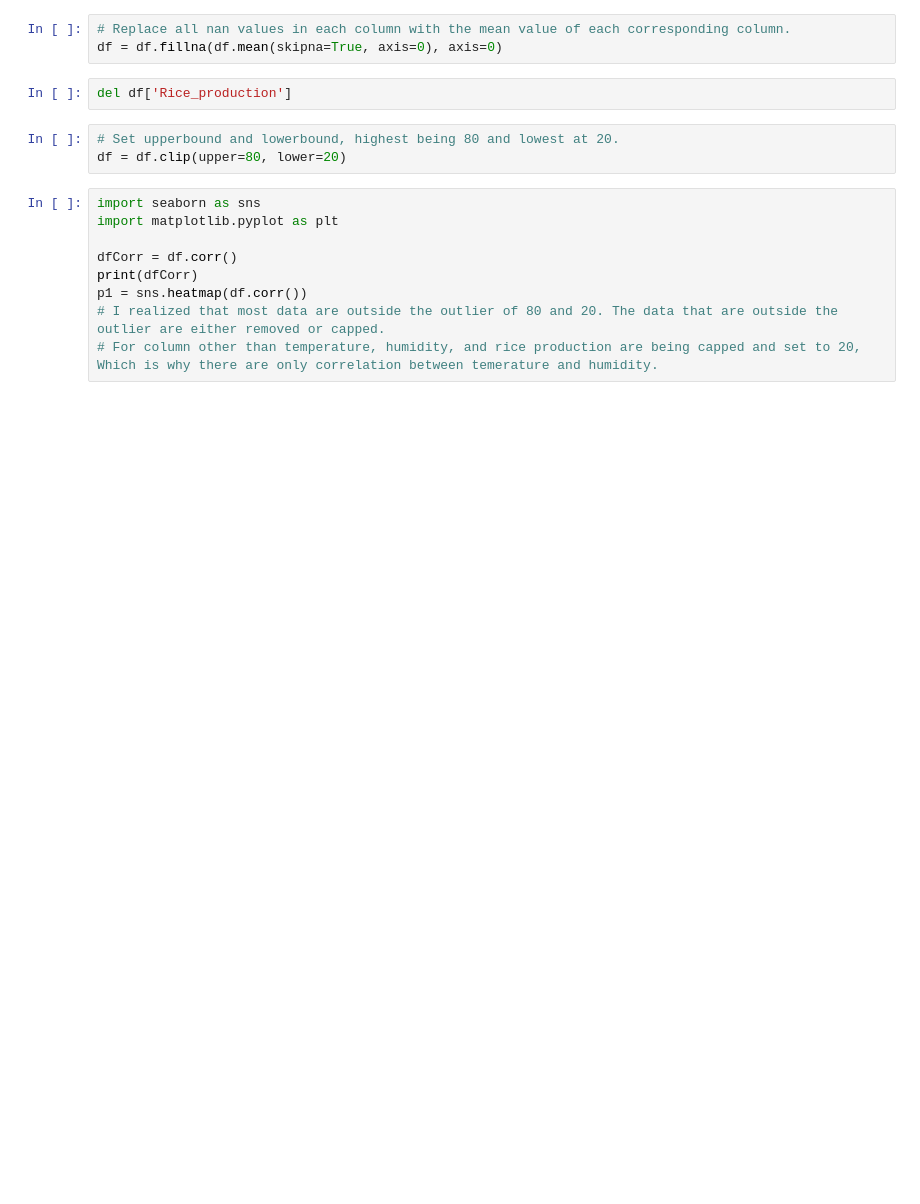
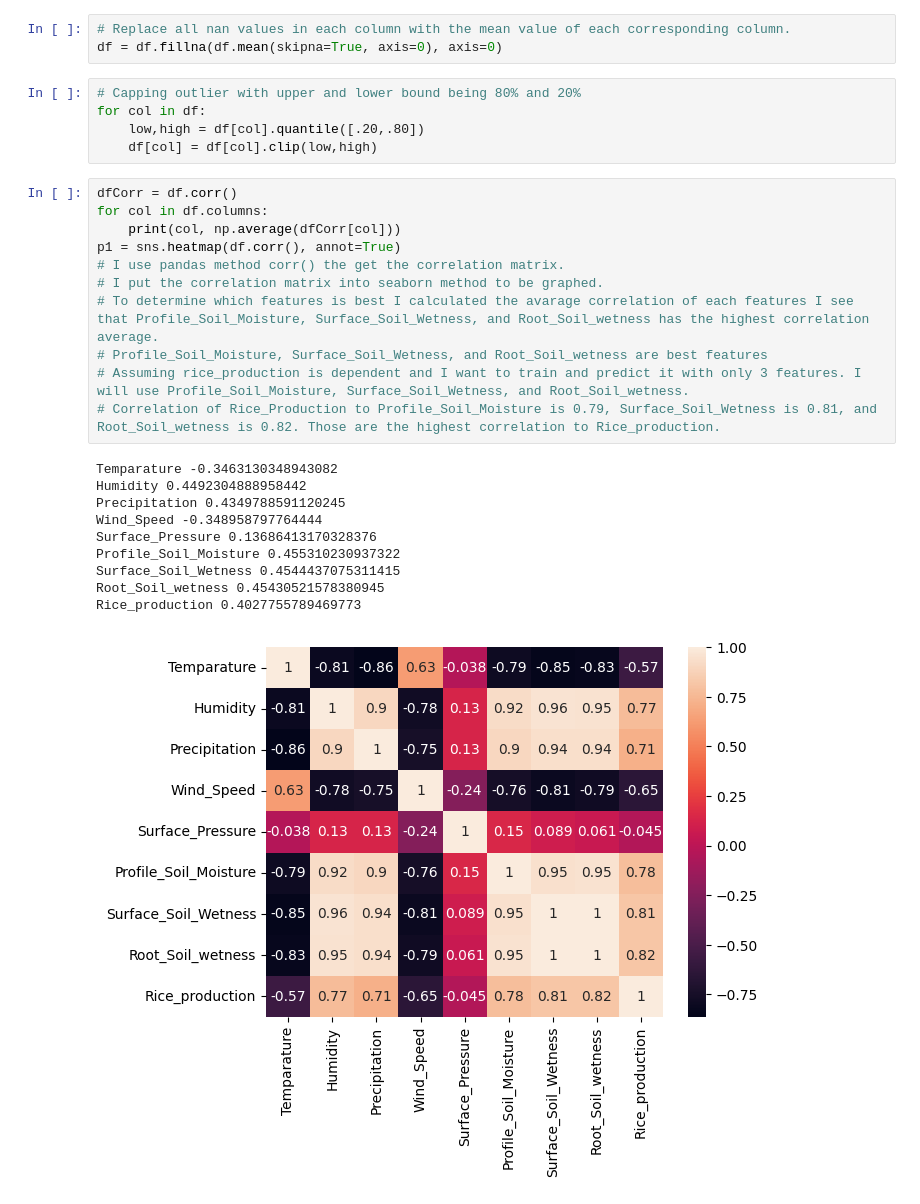
Before and after one commit to UdomP/Fall-2022, a Jupyter notebook: CIS 666 AI/Assignment_1/assignment_1_1.ipynb, the cells around one changed output. Drawn from its saved outputs; the diff is of its cells as text; blank space fills up the shorter version.

```diff
--- a/CIS 666 AI/Assignment_1/assignment_1_1.ipynb
+++ b/CIS 666 AI/Assignment_1/assignment_1_1.ipynb
@@ -6,20 +10,33 @@ df = pd.read_csv('dataset_agriculture_01.csv')
 # %%
 # Replace all nan values in each column with the mean value of each corresponding column.
 df = df.fillna(df.mean(skipna=True, axis=0), axis=0)
-# %%
-del df['Rice_production']
-# %%
-# Set upperbound and lowerbound, highest being 80 and lowest at 20.
-df = df.clip(upper=80, lower=20)
-# %%
-import seaborn as sns
-import matplotlib.pyplot as plt
-
-dfCorr = df.corr()
-print(dfCorr)
-p1 = sns.heatmap(df.corr())
-# I realized that most data are outside the outlier of 80 and 20. The data that are outside the outlier are either removed or capped.
-# For column other than temperature, humidity, and rice production are being capped and set to 20, Which is why there are only correlation between temerature and humidity.
+# %%
+# Capping outlier with upper and lower bound being 80% and 20%
+for col in df:
+    low,high = df[col].quantile([.20,.80])
+    df[col] = df[col].clip(low,high)
+# %%
+dfCorr = df.corr()
+for col in df.columns:
+    print(col, np.average(dfCorr[col]))
+p1 = sns.heatmap(df.corr(), annot=True)
+# I use pandas method corr() the get the correlation matrix.
+# I put the correlation matrix into seaborn method to be graphed.
+# To determine which features is best I calculated the avarage correlation of each features I see that Profile_Soil_Moisture, Surface_Soil_Wetness, and Root_Soil_wetness has the highest correlation average.
+# Profile_Soil_Moisture, Surface_Soil_Wetness, and Root_Soil_wetness are best features
+# Assuming rice_production is dependent and I want to train and predict it with only 3 features. I will use Profile_Soil_Moisture, Surface_Soil_Wetness, and Root_Soil_wetness.
+# Correlation of Rice_Production to Profile_Soil_Moisture is 0.79, Surface_Soil_Wetness is 0.81, and Root_Soil_wetness is 0.82. Those are the highest correlation to Rice_production.
+# %% [output]
+Temparature -0.3463130348943082
+Humidity 0.4492304888958442
+Precipitation 0.4349788591120245
+Wind_Speed -0.348958797764444
+Surface_Pressure 0.13686413170328376
+Profile_Soil_Moisture 0.455310230937322
+Surface_Soil_Wetness 0.4544437075311415
+Root_Soil_wetness 0.45430521578380945
+Rice_production 0.4027755789469773
+[figure, added]
 # %%
 df = pd.read_csv('dataset_agriculture_01.csv')
 df = df.fillna(df.mean(skipna=True, axis=0), axis=0)
```
Also changed, not shown: parts of 4 cells of this notebook, 1 other file.
